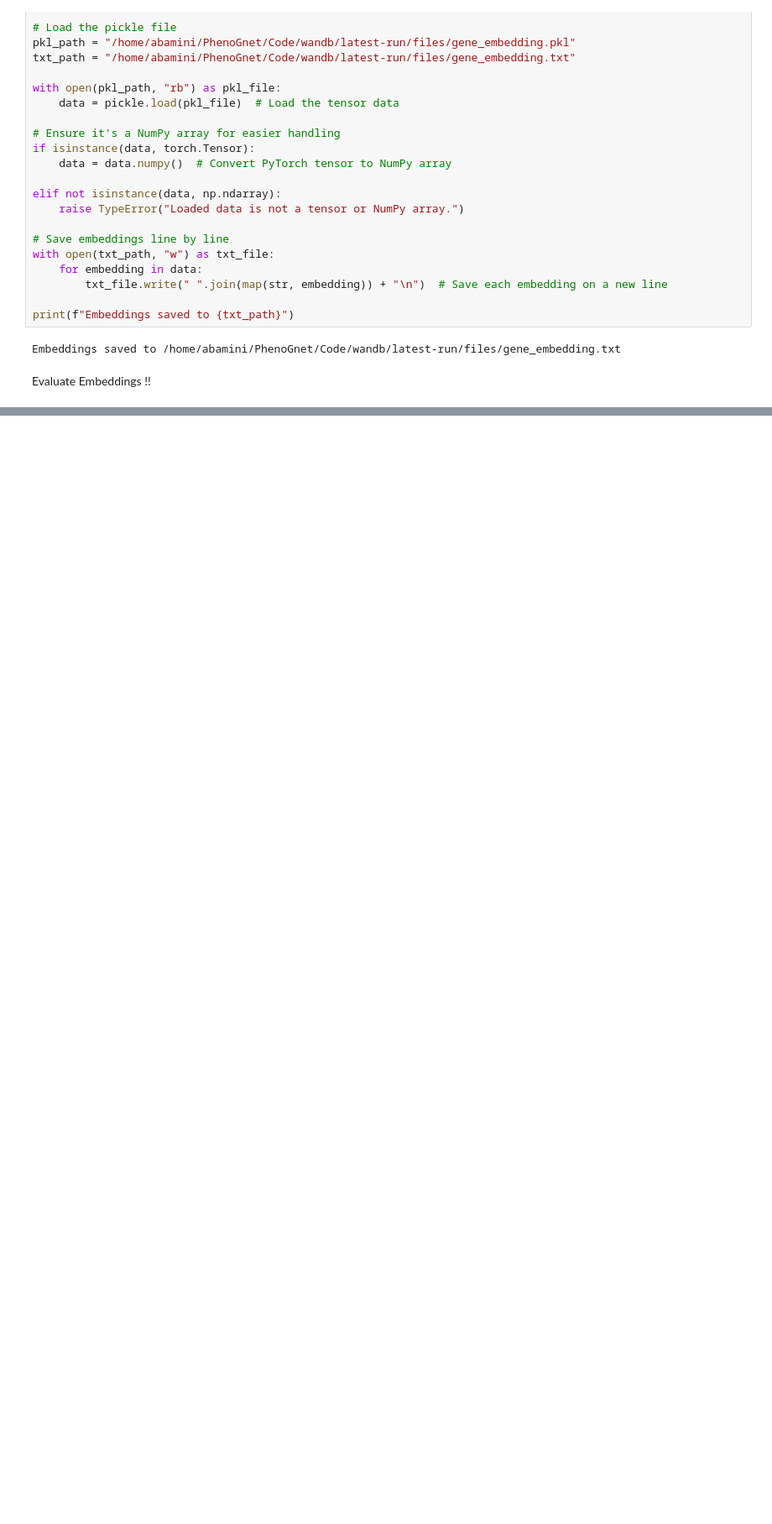
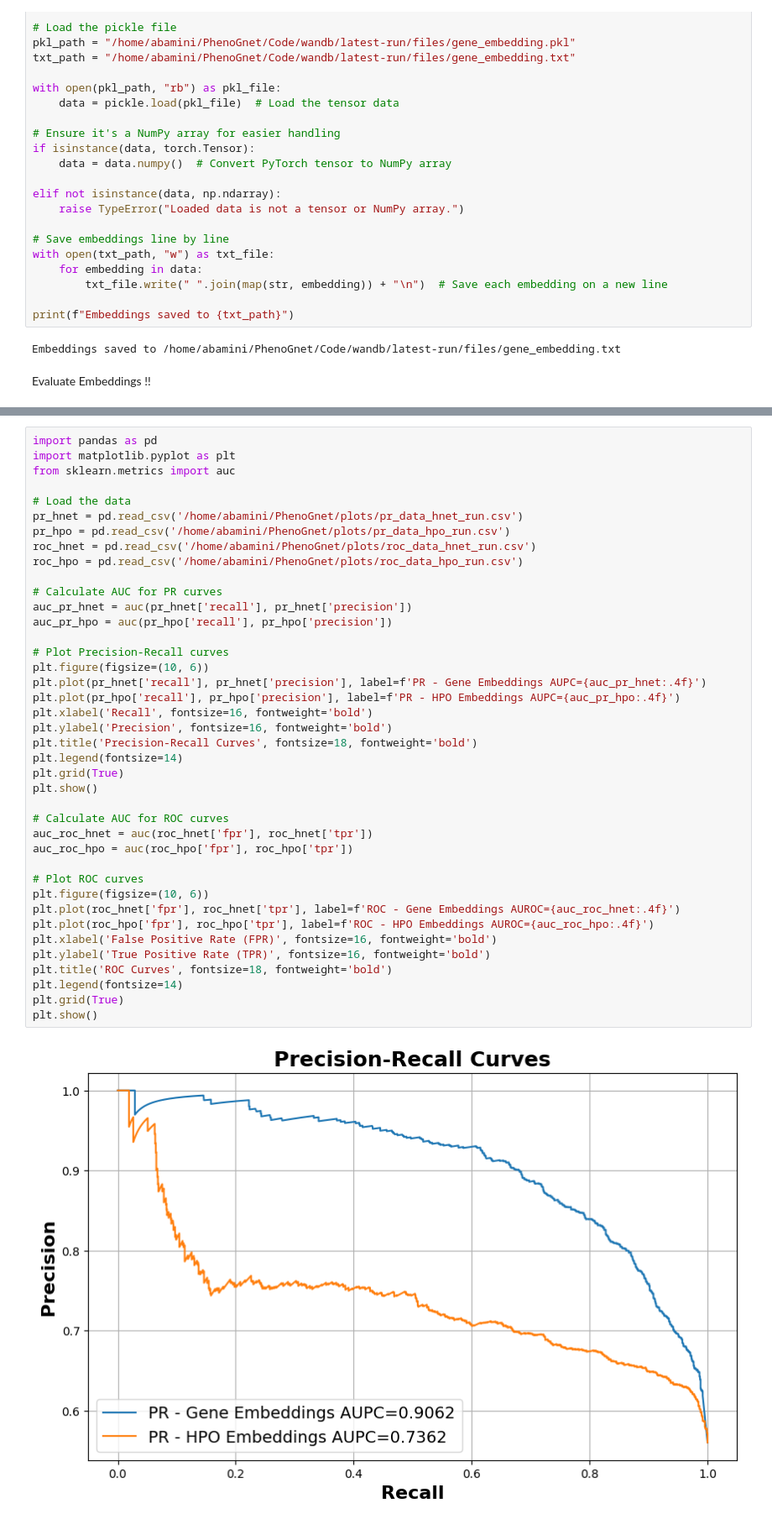
Before and after one commit to masino-lab/PhenoGnet, a Jupyter notebook: notebooks/Initial_data_check.ipynb, the cells around one changed output, grey strips where cells are left out. Shown: that part at 84% size. Drawn from its saved outputs; the diff is of its cells as text; blank space fills up the shorter version.

```diff
--- a/notebooks/Initial_data_check.ipynb
+++ b/notebooks/Initial_data_check.ipynb
@@ -113,0 +292,42 @@ ValueError: not enough values to unpack (expected 2, got 1)
+# %%
+import pandas as pd
+import matplotlib.pyplot as plt
+from sklearn.metrics import auc
+
+# Load the data
+pr_hnet = pd.read_csv('/home/abamini/PhenoGnet/plots/pr_data_hnet_run.csv')
+pr_hpo = pd.read_csv('/home/abamini/PhenoGnet/plots/pr_data_hpo_run.csv')
+roc_hnet = pd.read_csv('/home/abamini/PhenoGnet/plots/roc_data_hnet_run.csv')
+roc_hpo = pd.read_csv('/home/abamini/PhenoGnet/plots/roc_data_hpo_run.csv')
+
+# Calculate AUC for PR curves
+auc_pr_hnet = auc(pr_hnet['recall'], pr_hnet['precision'])
+auc_pr_hpo = auc(pr_hpo['recall'], pr_hpo['precision'])
+
+# Plot Precision-Recall curves
+plt.figure(figsize=(10, 6))
+plt.plot(pr_hnet['recall'], pr_hnet['precision'], label=f'PR - Gene Embeddings AUPC={auc_pr_hnet:.4f}')
+plt.plot(pr_hpo['recall'], pr_hpo['precision'], label=f'PR - HPO Embeddings AUPC={auc_pr_hpo:.4f}')
+plt.xlabel('Recall', fontsize=16, fontweight='bold')
+plt.ylabel('Precision', fontsize=16, fontweight='bold')
+plt.title('Precision-Recall Curves', fontsize=18, fontweight='bold')
+plt.legend(fontsize=14)
+plt.grid(True)
+plt.show()
+
+# Calculate AUC for ROC curves
+auc_roc_hnet = auc(roc_hnet['fpr'], roc_hnet['tpr'])
+auc_roc_hpo = auc(roc_hpo['fpr'], roc_hpo['tpr'])
+
+# Plot ROC curves
+plt.figure(figsize=(10, 6))
+plt.plot(roc_hnet['fpr'], roc_hnet['tpr'], label=f'ROC - Gene Embeddings AUROC={auc_roc_hnet:.4f}')
+plt.plot(roc_hpo['fpr'], roc_hpo['tpr'], label=f'ROC - HPO Embeddings AUROC={auc_roc_hpo:.4f}')
+plt.xlabel('False Positive Rate (FPR)', fontsize=16, fontweight='bold')
+plt.ylabel('True Positive Rate (TPR)', fontsize=16, fontweight='bold')
+plt.title('ROC Curves', fontsize=18, fontweight='bold')
+plt.legend(fontsize=14)
+plt.grid(True)
+plt.show()
+# %% [output]
+[figure, added]
```
Also changed, not shown: parts of 9 cells of this notebook, 9 other files.
